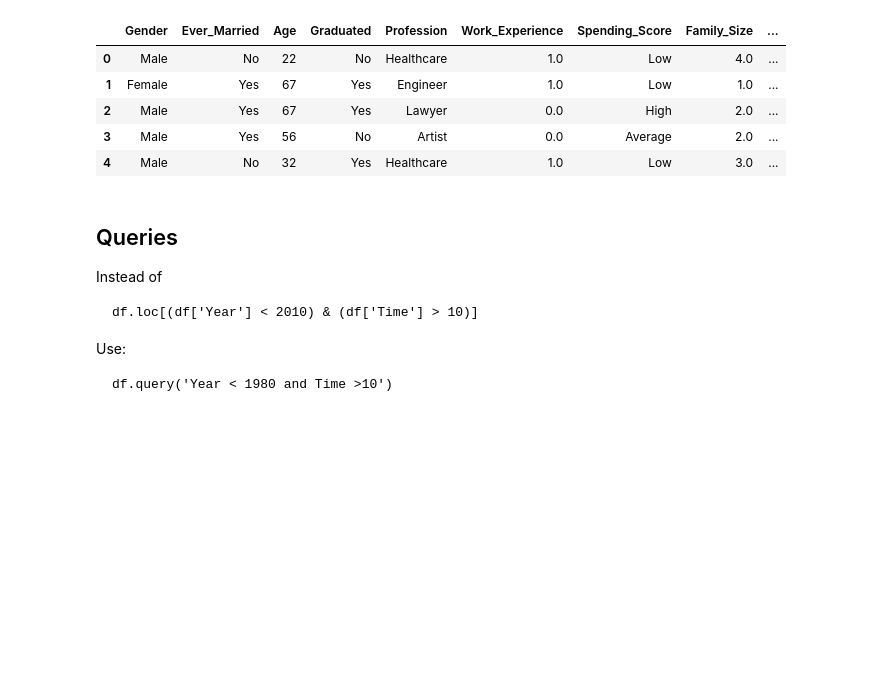
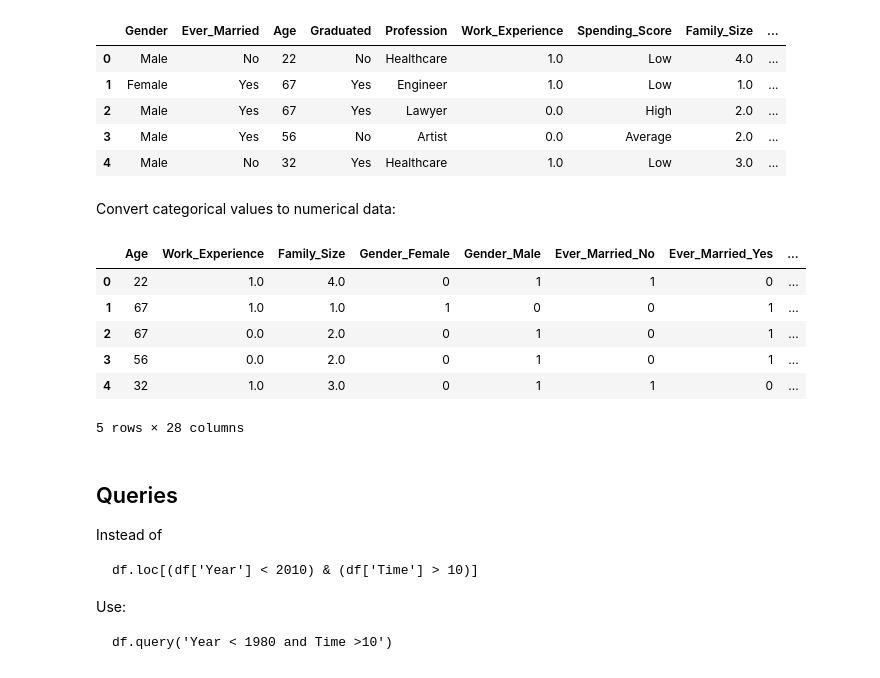
Before and after one commit to adrianatrevinoe/ArtificialInteligenceDocuments, a Jupyter notebook: PandasTips.ipynb, the cells around one changed output. Saved outputs shown, nothing was run; the diff lists cells and outputs as text; code cells hidden in the pictures; blank space fills up the shorter version.

Commit message:
add categorical vals to numerical

```diff
--- a/PandasTips.ipynb
+++ b/PandasTips.ipynb
@@ -118,6 +118,19 @@ df_customer.head()
 | 2 | Male | Yes | 67 | Yes | Lawyer | 0.0 | High | 2.0 | ... |
 | 3 | Male | Yes | 56 | No | Artist | 0.0 | Average | 2.0 | ... |
 | 4 | Male | No | 32 | Yes | Healthcare | 1.0 | Low | 3.0 | ... |
+# %% [markdown]
+Convert categorical values to numerical data:
+# %%
+df_new = pd.get_dummies( df_customer)
+df_new.head()
+# %% [output]
+|  | Age | Work_Experience | Family_Size | Gender_Female | Gender_Male | Ever_Married_No | Ever_Married_Yes | ... |
+| 0 | 22 | 1.0 | 4.0 | 0 | 1 | 1 | 0 | ... |
+| 1 | 67 | 1.0 | 1.0 | 1 | 0 | 0 | 1 | ... |
+| 2 | 67 | 0.0 | 2.0 | 0 | 1 | 0 | 1 | ... |
+| 3 | 56 | 0.0 | 2.0 | 0 | 1 | 0 | 1 | ... |
+| 4 | 32 | 1.0 | 3.0 | 0 | 1 | 1 | 0 | ... |
+5 rows × 28 columns
 # %% [markdown]
 ## Queries
 Instead of
```
